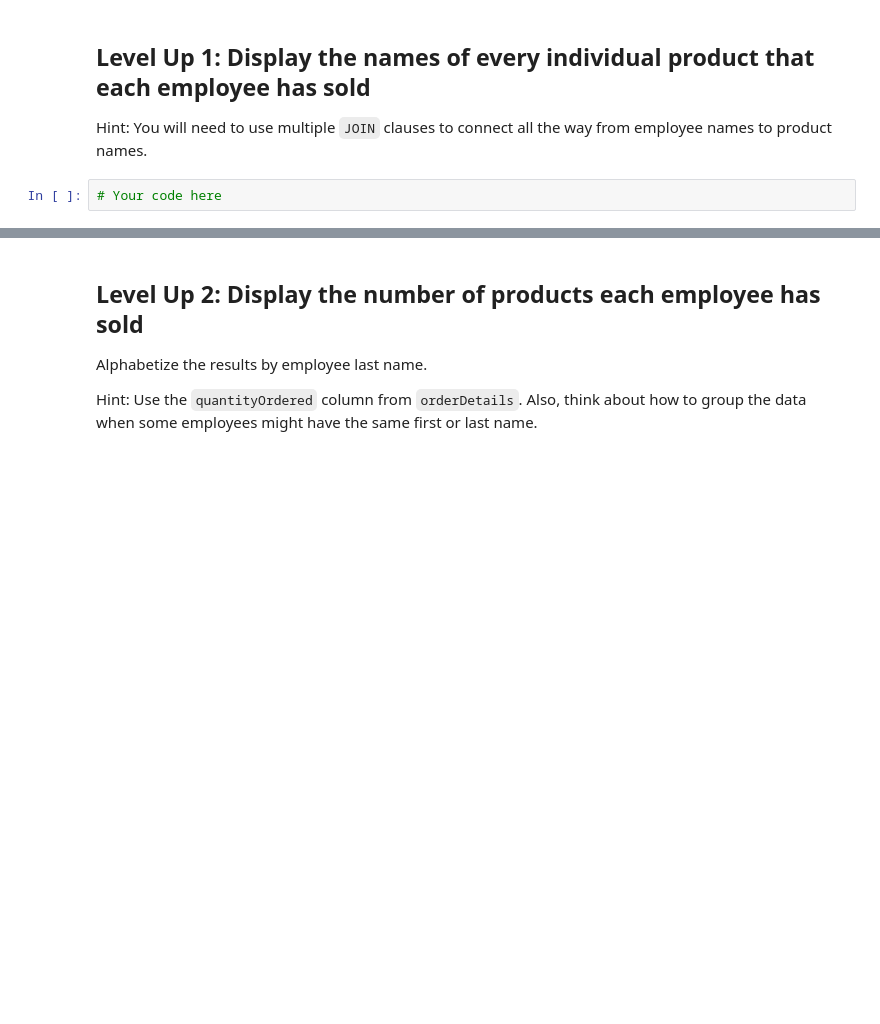
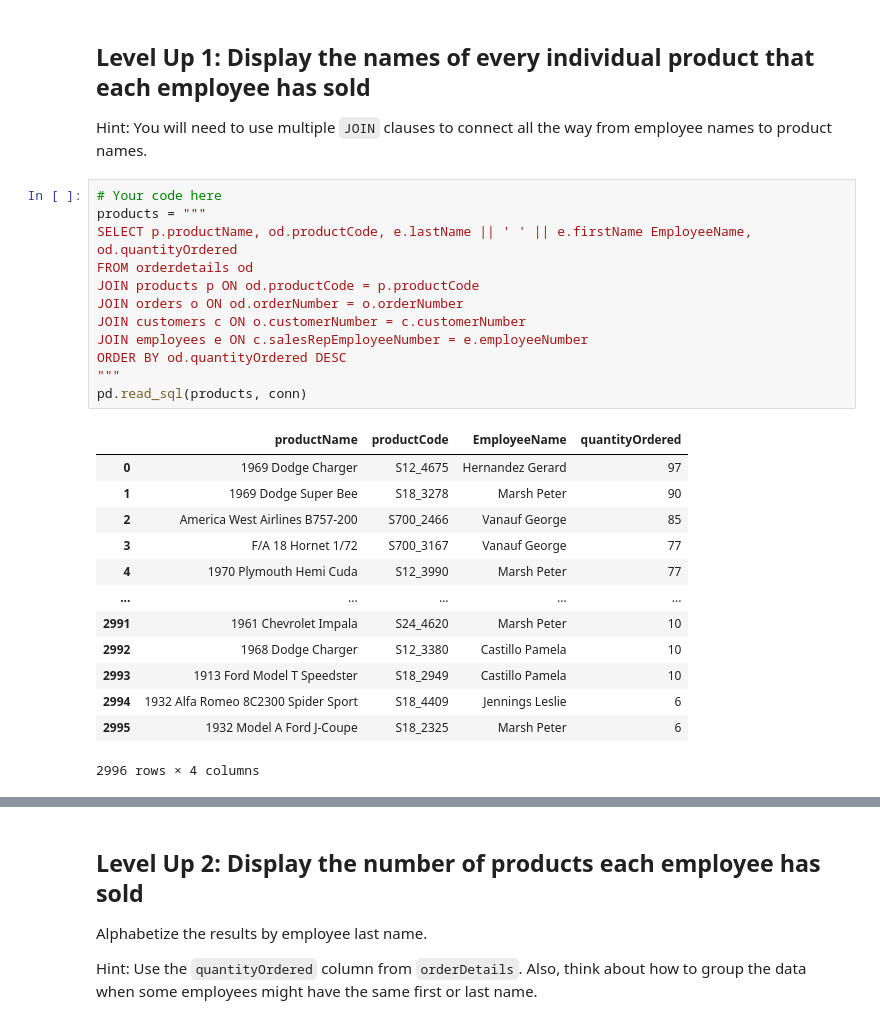
Before and after one commit to DebbieMOmondi/dsc-join-statements-lab, a Jupyter notebook: index.ipynb, the cells around one changed output, grey strips where cells are left out. Saved outputs shown, nothing was run; the diff lists cells and outputs as text; blank space fills up the shorter version.

```diff
--- a/index.ipynb
+++ b/index.ipynb
@@ -95,5 +309,29 @@ Question 3
 ## Level Up 1: Display the names of every individual product that each employee has sold
 
 Hint: You will need to use multiple `JOIN` clauses to connect all the way from employee names to product names.
-# %%
-# Your code here
+# %%
+# Your code here
+products = """
+SELECT p.productName, od.productCode, e.lastName || ' ' || e.firstName EmployeeName, od.quantityOrdered
+FROM orderdetails od
+JOIN products p ON od.productCode = p.productCode
+JOIN orders o ON od.orderNumber = o.orderNumber
+JOIN customers c ON o.customerNumber = c.customerNumber
+JOIN employees e ON c.salesRepEmployeeNumber = e.employeeNumber
+ORDER BY od.quantityOrdered DESC
+"""
+pd.read_sql(products, conn)
+# %% [output]
+|  | productName | productCode | EmployeeName | quantityOrdered |
+| 0 | 1969 Dodge Charger | S12_4675 | Hernandez Gerard | 97 |
+| 1 | 1969 Dodge Super Bee | S18_3278 | Marsh Peter | 90 |
+| 2 | America West Airlines B757-200 | S700_2466 | Vanauf George | 85 |
+| 3 | F/A 18 Hornet 1/72 | S700_3167 | Vanauf George | 77 |
+| 4 | 1970 Plymouth Hemi Cuda | S12_3990 | Marsh Peter | 77 |
+| ... | ... | ... | ... | ... |
+| 2991 | 1961 Chevrolet Impala | S24_4620 | Marsh Peter | 10 |
+| 2992 | 1968 Dodge Charger | S12_3380 | Castillo Pamela | 10 |
+| 2993 | 1913 Ford Model T Speedster | S18_2949 | Castillo Pamela | 10 |
+| 2994 | 1932 Alfa Romeo 8C2300 Spider Sport | S18_4409 | Jennings Leslie | 6 |
+| 2995 | 1932 Model A Ford J-Coupe | S18_2325 | Marsh Peter | 6 |
+2996 rows × 4 columns
```
Also changed, not shown: parts of 21 cells of this notebook.
